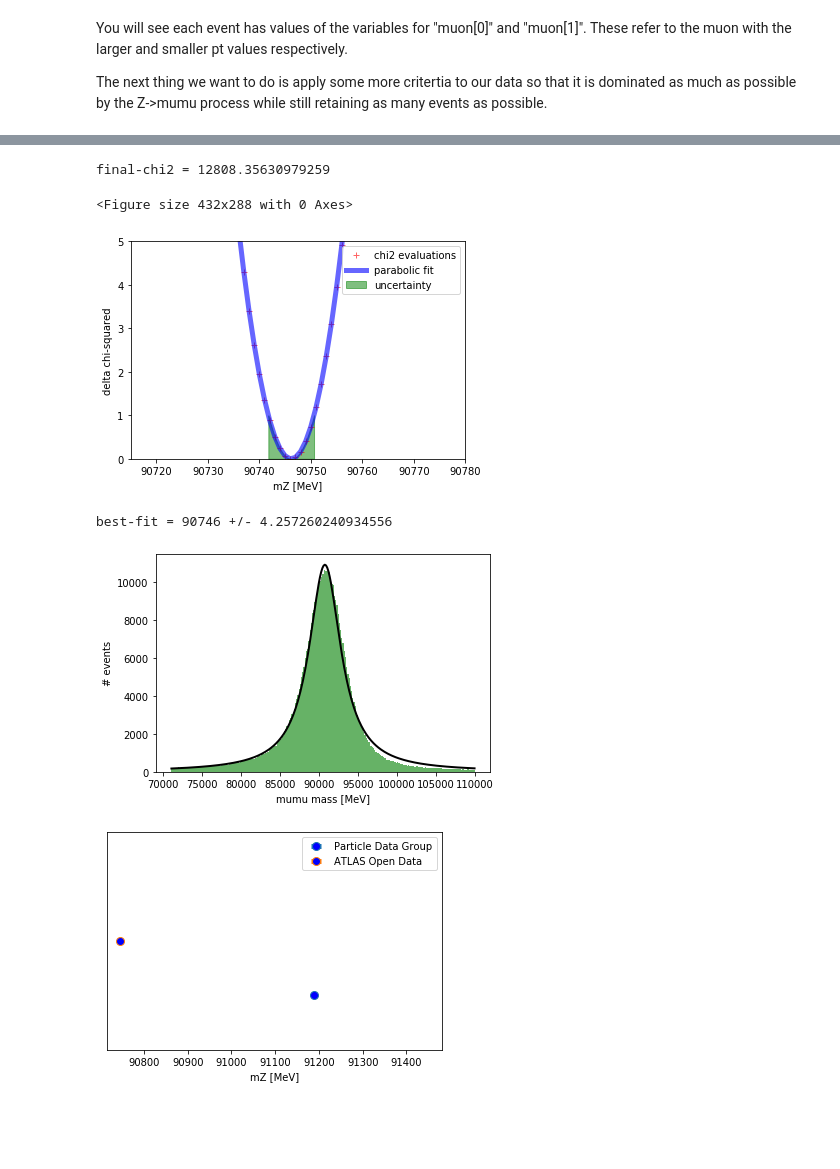
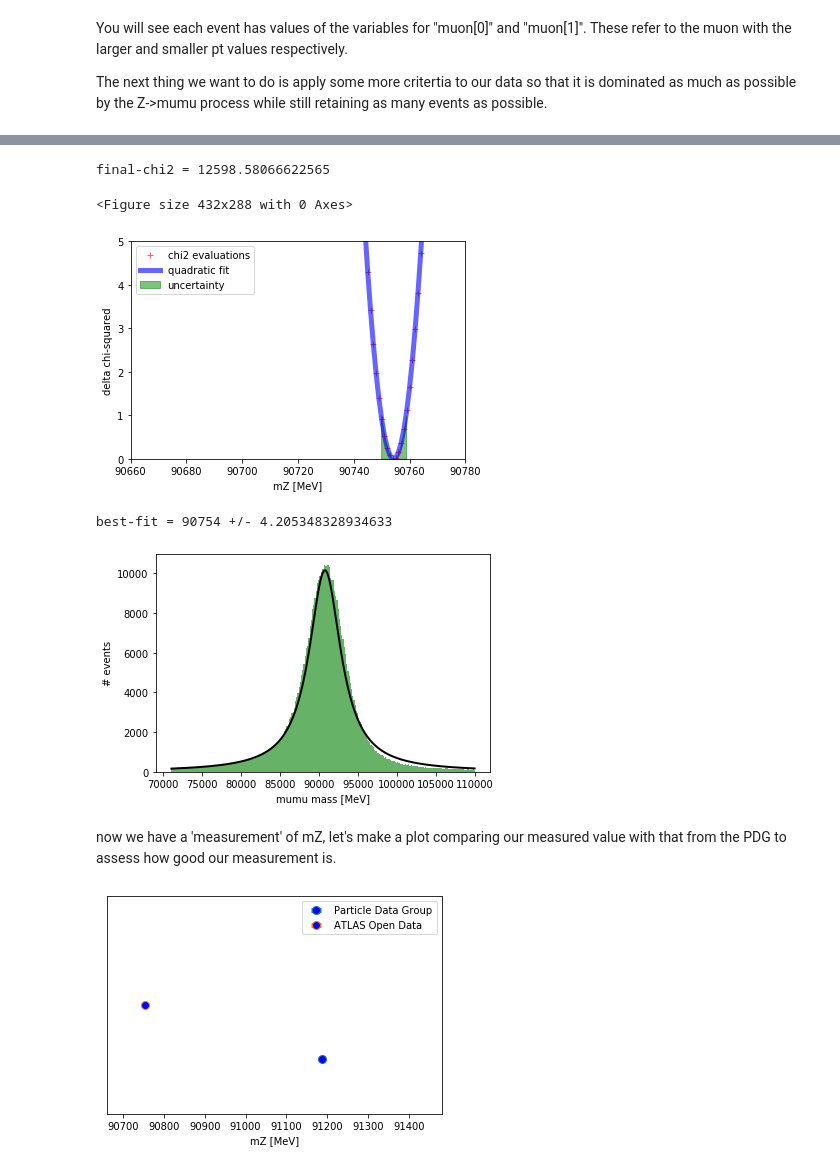
Before and after one commit to keaveney/UCT3rdYearLabATLASOpenData, a Jupyter notebook: Part1_MeasureTheZBosonMass.ipynb, the cells around one changed output, grey strips where cells are left out. Saved outputs shown, nothing was run; the diff lists cells and outputs as text; code cells hidden in the pictures; blank space fills up the shorter version.

```diff
--- a/Part1_MeasureTheZBosonMass.ipynb
+++ b/Part1_MeasureTheZBosonMass.ipynb
@@ -81,11 +75,11 @@ cuts2 = cuts1[( np.abs(cuts1["muon_eta[0]"]) < 2.4) & ( np.abs(cuts1["muon_eta[1
 # cuts 2&3: we require the muons to be isolated from other particles in the event these criteria will be
 # explored later in step 7, for now leave them commented out.
 
-#cuts3 = cuts2[( (cuts2["muon_etcone20[0]"])/(cuts2["muon_pt[0]"]) < 0.1) & ( (cuts2["muon_etcone20[1]"])/(cuts2["muon_pt[1]"]) < 0.1) ]
-#cuts4 = cuts3[( (cuts3["muon_ptcone30[0]"])/(cuts3["muon_pt[0]"]) < 0.1) & ( (cuts3["muon_ptcone30[1]"])/(cuts3["muon_pt[1]"]) < 0.1) ]
+cuts3 = cuts2[( (cuts2["muon_etcone20[0]"])/(cuts2["muon_pt[0]"]) < 0.1) & ( (cuts2["muon_etcone20[1]"])/(cuts2["muon_pt[1]"]) < 0.1) ]
+cuts4 = cuts3[( (cuts3["muon_ptcone30[0]"])/(cuts3["muon_pt[0]"]) < 0.1) & ( (cuts3["muon_ptcone30[1]"])/(cuts3["muon_pt[1]"]) < 0.1) ]
 
 #we copy out finally selected dataframe to a new variable 'finalData' for convenience
-finalData =  cuts2 # you will have to change this line when you want to inlcude the muon
+finalData =  cuts4 # you will have to change this line when you want to inlcude the muon
 #isolation criteria, i.e., "finalData =  cuts4"
 
 #let's check how many events we have selected after all our criteria have been applied
@@ -233,11 +225,10 @@ the chi-squared between that distribution and the data histogram
 # %%
-
 #some arrays to hold the z mass and chi-squared values
 mZAr = np.array([])
 chi2Ar = np.array([])
 
 #deciding the range of z mass values and how fine the steps in this range will be
-minMz = 90715
+minMz = 90660
 maxMz = 90780
 step = 1
 
@@ -246,7 +237,7 @@ bestFitMz1D = 0.0
 minChi2 = 10000000
 
 for mZ in range(minMz, maxMz, step): #starting loop
-    countsPDF = (cauchy.pdf(centres, mZ, sigmaZ) * integral) #building pdf for these values
+    countsPDF = (cauchy.pdf(centres, mZ, sigmaZPDG) * integral) #building pdf for these values
     chi2, ndf = calcChiSq(countsData, countsPDF) # call chi2 function to get chi2 for this particular pdf and data
     mZAr = np.append(mZAr, mZ) #adding values to arrays
     chi2Ar = np.append(chi2Ar, chi2)
@@ -257,19 +248,18 @@ for mZ in range(minMz, maxMz, step): #starting loop
 print("final-chi2 = " + str(minChi2))
 
 # as we will only be interested in the change in chi2 w.r.t. mZ,  we can rescale all the chi2
-# values such that the minimum chi2 value is 0.
+#values such that the minimum chi2 value is 0.
 chi2Ar = chi2Ar - minChi2
 
-#we expect the chi2 vs. mZ plot to follow a 2nd order polynomial, so
-# let's see how well it does by fitting that fucntion to it.
-z = np.polyfit(mZAr, chi2Ar, 2)
+#we expect the chi2 vs. mZ curve to be quadratic, so let's fit that fucntion to it.
+z = np.polyfit(mZAr, chi2Ar, 2) #"2" for a second-order polynomial
 p = np.poly1d(z)
 
-#lets plot our chi2 values vs mz along with the polynomial fit
+#lets plot our chi2 values vs mz along with the fit
 plt.figure()
 fig, ax = plt.subplots()
 ax.plot(mZAr, chi2Ar, 'r+', lw=5, alpha=0.6, label="chi2 evaluations")
-ax.plot(mZAr, p(mZAr), 'b-', lw=5, alpha=0.6, label="parabolic fit")
+ax.plot(mZAr, p(mZAr), 'b-', lw=5, alpha=0.6, label="quadratic fit")
 
 # we can display the estimated uncertianty on mZ via critical values () of the delta chi-squared curve
 y0 = 1.0
@@ -282,42 +272,42 @@ ax.legend()
 
 #setting reasonable axis ranges and titles
 ax.set_xlim(minMz, maxMz)
 ax.set_ylim(0.0, 5.0)
 plt.xlabel("mZ [MeV]")
 plt.ylabel("delta chi-squared")
 
 plt.show()
 
 #print result and uncertainty
 my1DResult = bestFitMz1D
 my1DUncertainty = bestFitMz1D-crit[1]
 print("best-fit = " + str(my1DResult) + " +/- " + str(my1DUncertainty))
 
 # we now compare our data histogram with the cauchy distribution with the mean and standard deviation
 # that minimise the chi-squared. This pdf should agree much better than the pdf with the PDG values.
 
 plt.figure()
 p = (cauchy.pdf(centres, my1DResult, sigmaZ))
 
 pInt = bin_width * sum(p[0:nBins])
 scale = integral/pInt
-pScaled = (cauchy.pdf(centres, my1DResult, sigmaZ) *scale)
+pScaled = (cauchy.pdf(centres, my1DResult, sigmaZPDG) *scale)
 
 plt.plot(centres, pScaled, 'k', linewidth=2)
 plt.hist(lvArray.mass, bins=nBins, range=[minMass, maxMass], alpha=0.6, color='g')
 plt.xlabel("mumu mass [MeV]")
 plt.ylabel("# events")
 plt.show()
 # %% [output]
-final-chi2 = 12808.35630979259
+final-chi2 = 12598.58066622565
 <Figure size 432x288 with 0 Axes>
-[figure, old version]
+[figure, new version]
-best-fit = 90746 +/- 4.257260240934556
+best-fit = 90754 +/- 4.205348328934633
-[figure, old version]
+[figure, new version]
+# %% [markdown]
+now we have a 'measurement' of mZ, let's make a plot comparing our measured value with that from
+the PDG to assess how good our measurement is.
 # %%
-# now we have a 'measurement' of mZ, let's make a plot comparing our
-# measured value with that from the PDG to assess how good our measurement is.
-
 mZPDGAr = np.array([mZPDG])
 uncZPDGAr = np.array([2.1])
 yPDGAr = np.array([1.0])
@@ -342,6 +332,6 @@ plt.show()
 
 #¯\_(ツ)_/¯
 # %% [output]
-[figure, old version]
+[figure, new version]
 # %% [markdown]
 Thats completes steps 1-5. You have seen how the chi-squared minisation technique allows us to extract measurements
```
Also changed, not shown: parts of 27 cells of this notebook.
